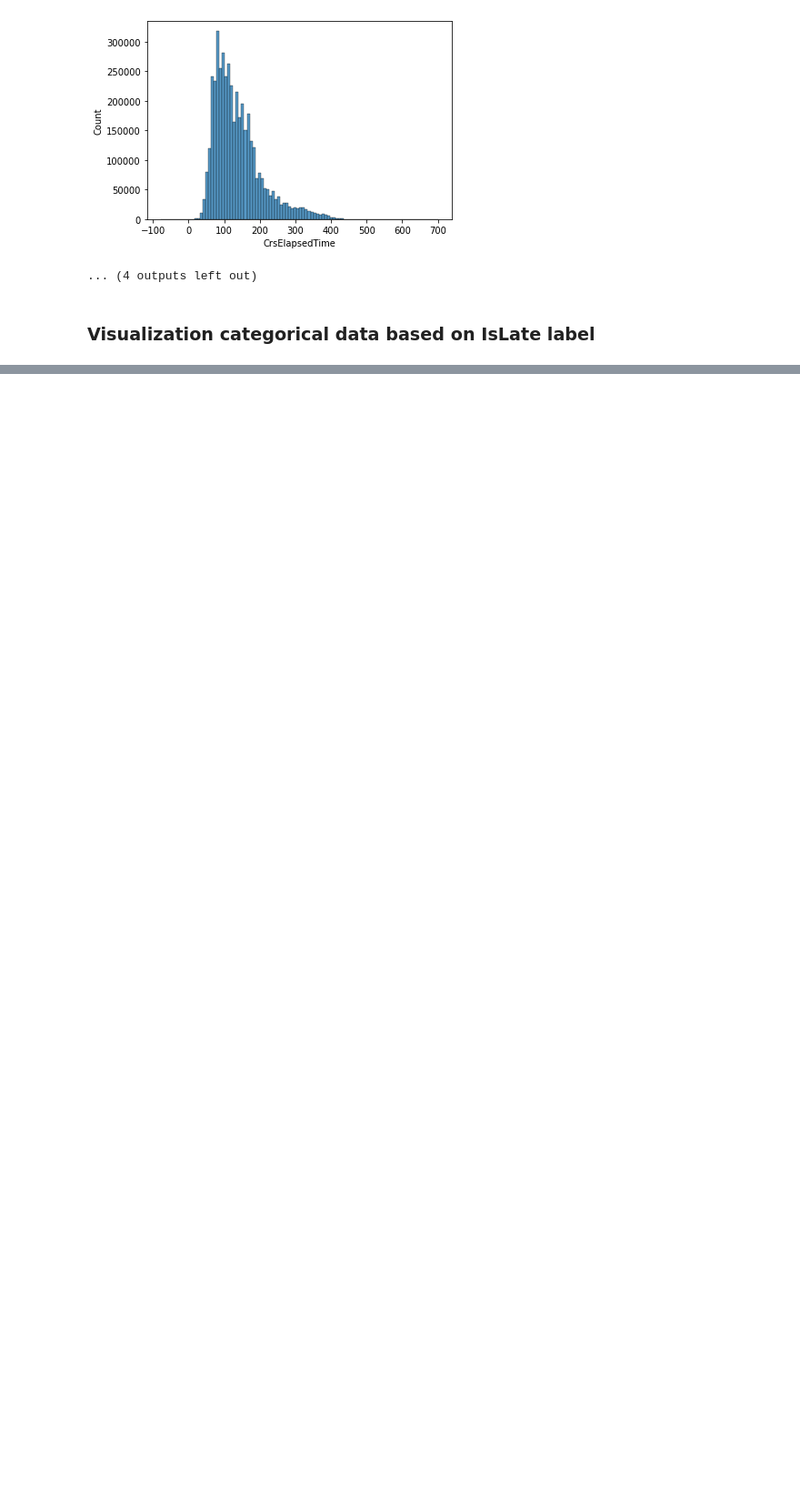
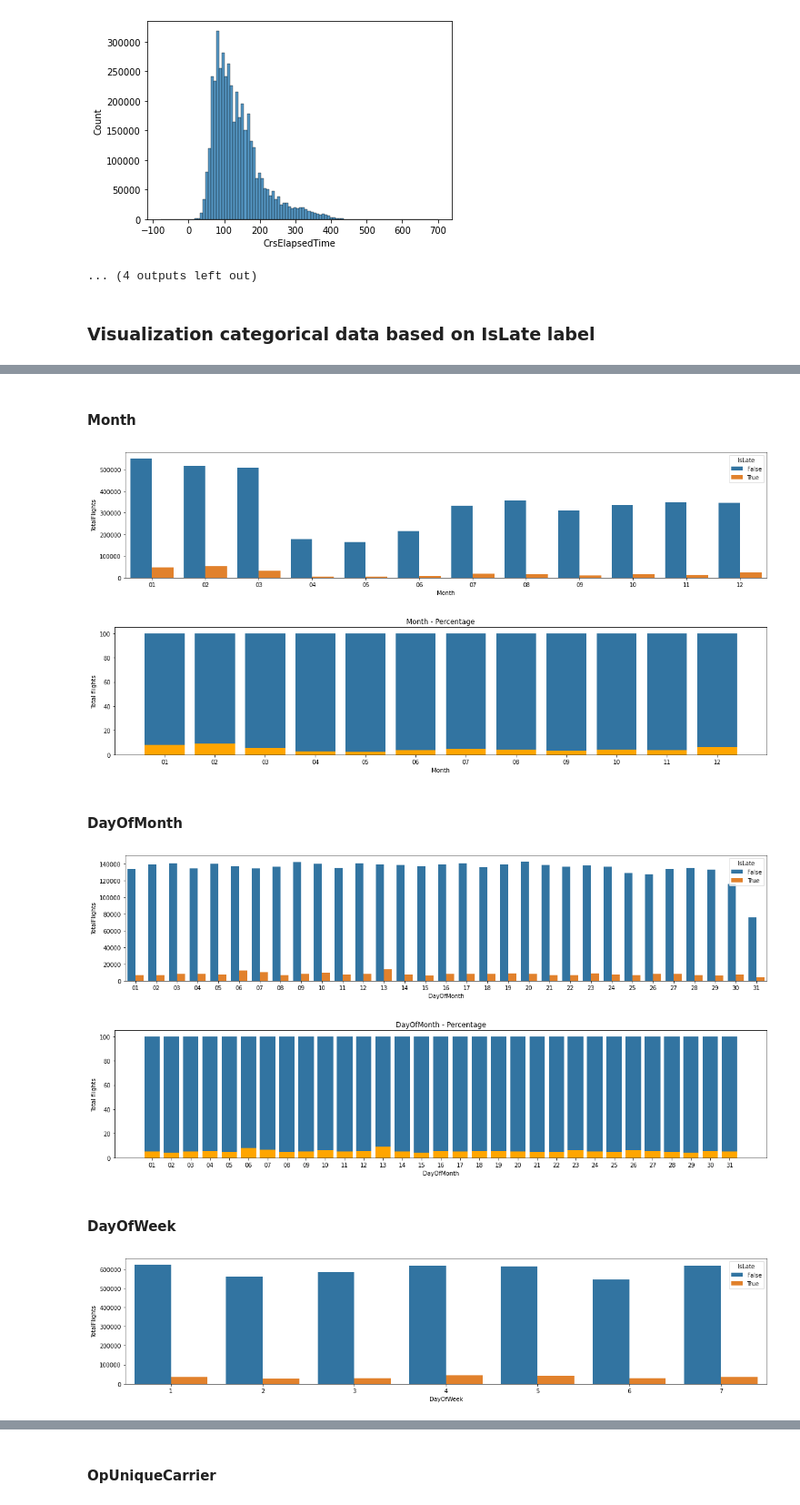
Before and after one commit to tailtq/ml-learning, a Jupyter notebook: ml-08/04_airline_delay_causes.ipynb, the cells around one changed output, grey strips where cells are left out. Shown at 91% size. Drawn from its saved outputs; the diff is of its cells as text; code cells hidden in the pictures; blank space fills up the shorter version.

```diff
--- a/ml-08/04_airline_delay_causes.ipynb
+++ b/ml-08/04_airline_delay_causes.ipynb
@@ -232,7 +231,9 @@ sns.heatmap(df.corr(), annot=True, square=True, cmap="coolwarm", ax=ax);
 # %% [markdown]
 ### Visualization numerical data based on IsLate label
 # %%
-for column in ["DepDelay", "TaxiIn", "CrsElapsedTime", "Distance"]:
+numerical_features = ["DepDelay", "TaxiIn", "CrsElapsedTime", "Distance"]
+
+for column in numerical_features:
     plt.figure(figsize=(10, 7))
     display(HTML(f"<h4>{column}</h4>"))
 
@@ -278,13 +279,10 @@ def add_prefix_to_date(day):
 
 
 df["CrsDepTime_Hour"] = df["CrsDepTime"].apply(split_hour)
-df["CrsDepTime_Min"] = df["CrsDepTime"].apply(split_min)
 df["DepTime_Hour"] = df["DepTime"].apply(split_hour)
-df["DepTime_Min"] = df["DepTime"].apply(split_min)
 df["CrsArrTime_Hour"] = df["CrsArrTime"].apply(split_hour)
-df["CrsArrTime_Min"] = df["CrsArrTime"].apply(split_min)
 
 df["Month"] = df["Month"].apply(add_prefix_to_date)
 df["DayOfMonth"] = df["DayOfMonth"].apply(add_prefix_to_date)
 
-# df = df.drop(["CrsDepTime", "CrsArrTime"], axis=1)
+df = df.drop(["DepTime", "CrsDepTime", "CrsArrTime"], axis=1)
@@ -314,0 +289,42 @@ for column in ["Month", "DayOfMonth", "DayOfWeek", "OpUniqueCarrier", "CrsDepTim
+# %%
+def calculate_categorical_percentage(df, column):
+    visualize = df.groupby(column)["IsLate"].value_counts().to_frame()
+    visualize["TotalFlights"] = df.groupby(column)["IsLate"].value_counts().values
+    visualize = visualize.drop(["IsLate"], axis=1).reset_index()
+
+    column_values = visualize[visualize["IsLate"] == True][column].unique()
+    total_flights = visualize[visualize[column].isin(column_values)].groupby(column)["TotalFlights"].sum()
+    is_late = visualize[(visualize["IsLate"] == True) & (visualize[column].isin(column_values))]["TotalFlights"]
+    is_not_late = visualize[(visualize["IsLate"] == False) & (visualize[column].isin(column_values))]["TotalFlights"]
+
+    is_late_percentage = [value / total_flights[i] * 100 for i, value in enumerate(is_late)]
+    is_not_late_percentage = [value / total_flights[i] * 100 for i, value in enumerate(is_not_late)]
+
+    return visualize, column_values, is_late_percentage, is_not_late_percentage
+# %%
+for column in ["Month", "DayOfMonth", "DayOfWeek", "OpUniqueCarrier", "CrsDepTime_Hour", "DepTime_Hour", "CrsArrTime_Hour"]:
+    visualize, column_values, is_late_percentage, is_not_late_percentage = calculate_categorical_percentage(df, column)
+
+    display(HTML(f"<h4>{column}</h4>"))
+
+    plt.figure(figsize=(20, 4))
+    sns.barplot(x=column, hue="IsLate", y="TotalFlights", data=visualize);
+    plt.show()
+
+    # show IsLate percentage
+    plt.figure(figsize=(20, 4))
+    plt.bar(column_values, is_late_percentage, color="orange")
+    plt.bar(column_values, is_not_late_percentage, bottom=is_late_percentage, color="#3274a1")
+    plt.xlabel(column)
+    plt.ylabel("Total flights")
+    plt.title(f"{column} - Percentage")
+    plt.show()
+# %% [output]
+Month
+[figure, added]
+[figure, added]
+DayOfMonth
+[figure, added]
+[figure, added]
+DayOfWeek
+[figure, added]
@@ -314,0 +332 @@ for column in ["Month", "DayOfMonth", "DayOfWeek", "OpUniqueCarrier", "CrsDepTim
+OpUniqueCarrier
```
Also changed, not shown: parts of 29 cells of this notebook, 1 other file.
